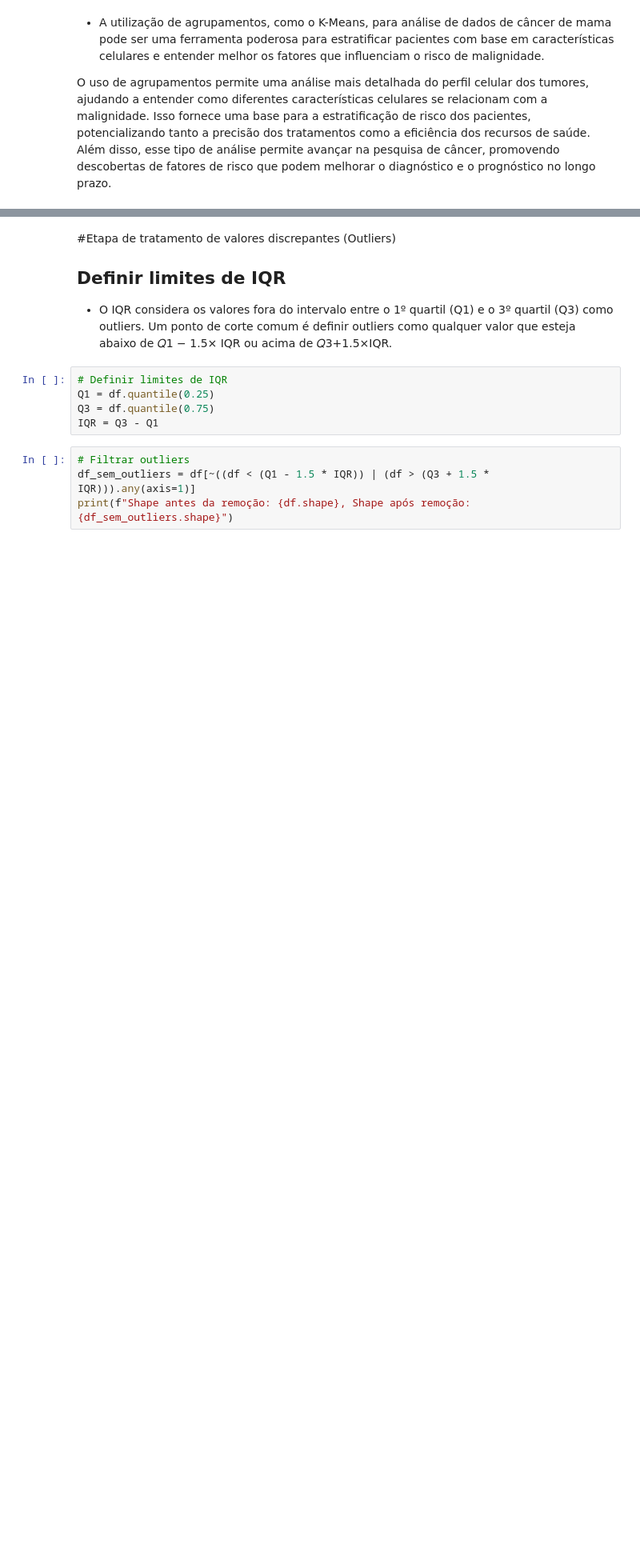
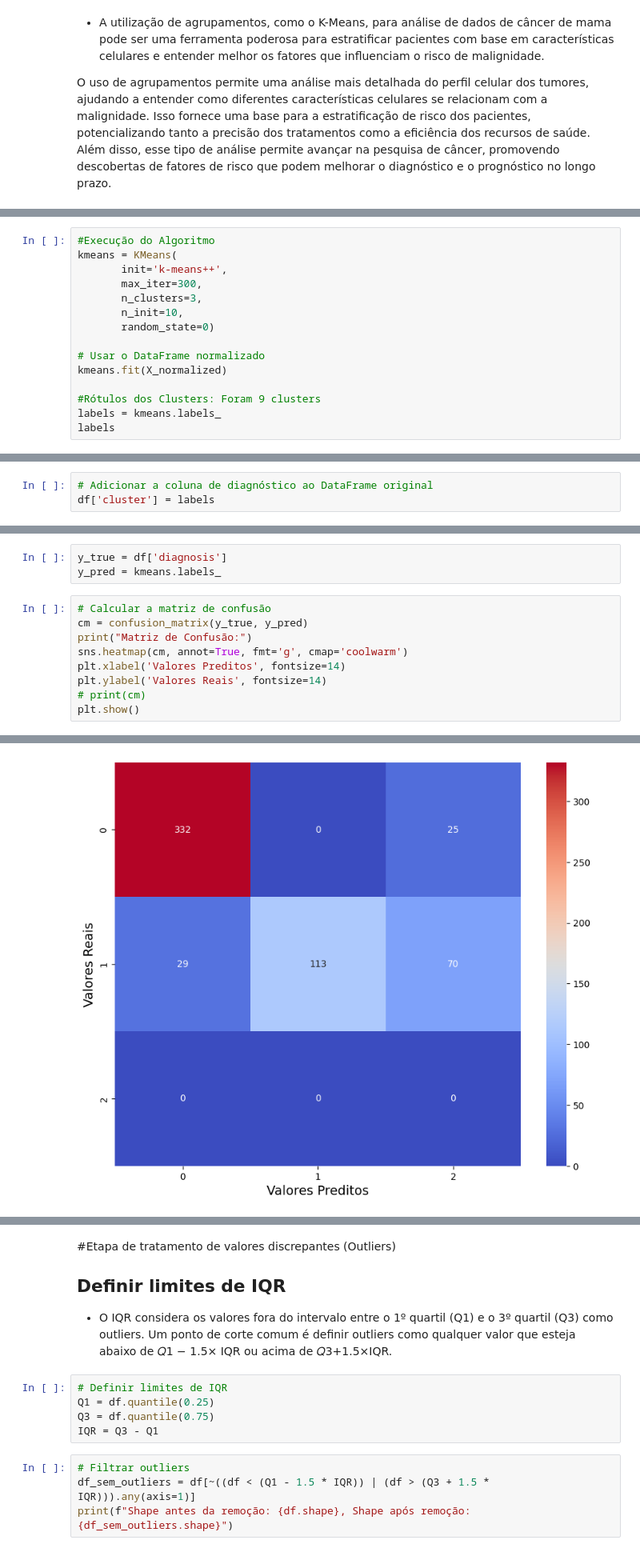
Before and after one commit to gutosantos-github/amsaude, a Jupyter notebook: 4-atividade-3/atividade_3_AM_na_saude_Augusto_Santos.ipynb, the cells around one changed output, grey strips where cells are left out. Shown at 80% size. Cells and saved outputs as stored; diff of their text form; blank space fills up the shorter version.

```diff
--- a/4-atividade-3/atividade_3_AM_na_saude_Augusto_Santos.ipynb
+++ b/4-atividade-3/atividade_3_AM_na_saude_Augusto_Santos.ipynb
@@ -834,0 +847,15 @@ O uso de agrupamentos permite uma análise mais detalhada do perfil celular dos
+# %%
+#Execução do Algoritmo
+kmeans = KMeans(
+       init='k-means++',
+       max_iter=300,
+       n_clusters=3,
+       n_init=10,
+       random_state=0)
+
+# Usar o DataFrame normalizado
+kmeans.fit(X_normalized)
+
+#Rótulos dos Clusters: Foram 9 clusters
+labels = kmeans.labels_
+labels
@@ -834,0 +885,3 @@ O uso de agrupamentos permite uma análise mais detalhada do perfil celular dos
+# %%
+# Adicionar a coluna de diagnóstico ao DataFrame original
+df['cluster'] = labels
@@ -834,0 +896,13 @@ O uso de agrupamentos permite uma análise mais detalhada do perfil celular dos
+# %%
+y_true = df['diagnosis']
+y_pred = kmeans.labels_
+# %%
+# Calcular a matriz de confusão
+cm = confusion_matrix(y_true, y_pred)
+print("Matriz de Confusão:")
+sns.heatmap(cm, annot=True, fmt='g', cmap='coolwarm')
+plt.xlabel('Valores Preditos', fontsize=14)
+plt.ylabel('Valores Reais', fontsize=14)
+# print(cm)
+plt.show()
+# %% [output]
@@ -834,0 +910 @@ O uso de agrupamentos permite uma análise mais detalhada do perfil celular dos
+[figure, added]
```
Also changed, not shown: parts of 28 cells of this notebook.
